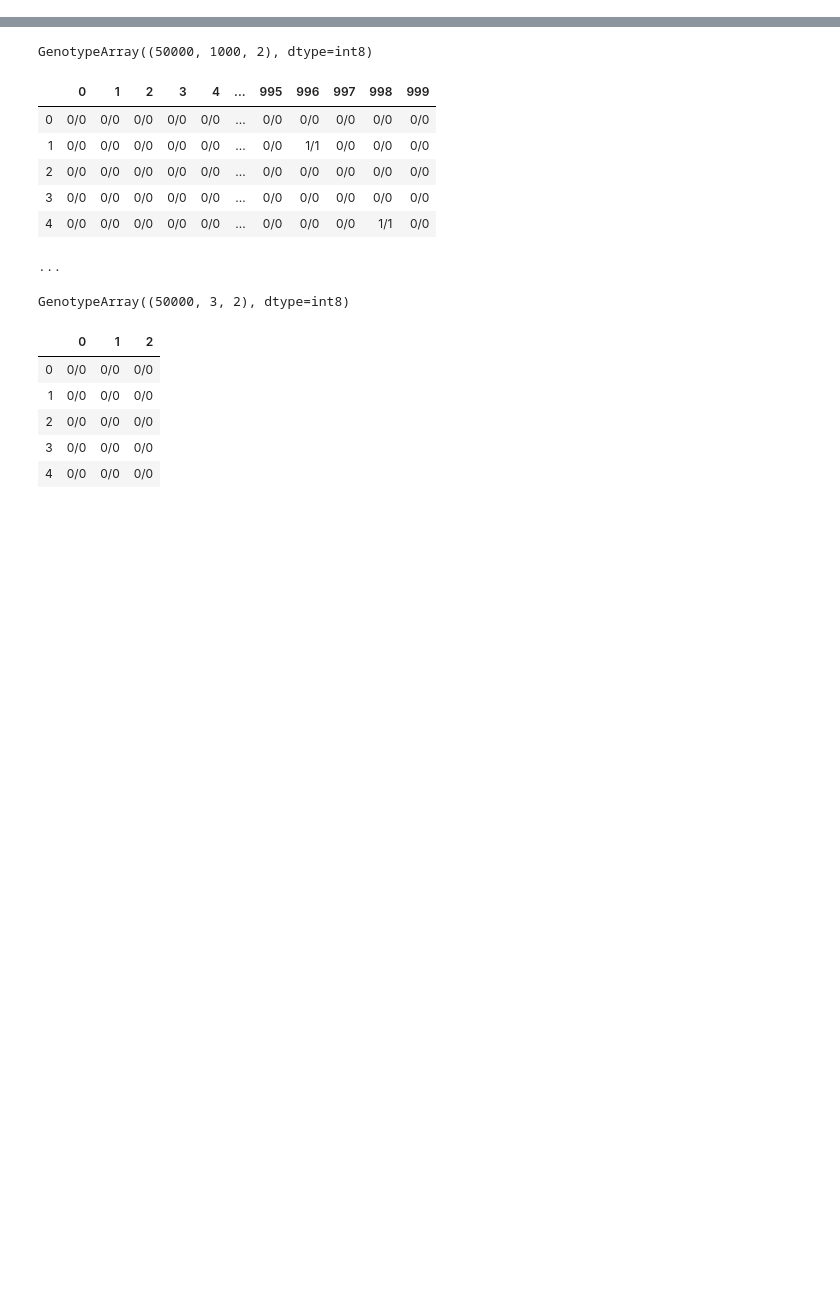
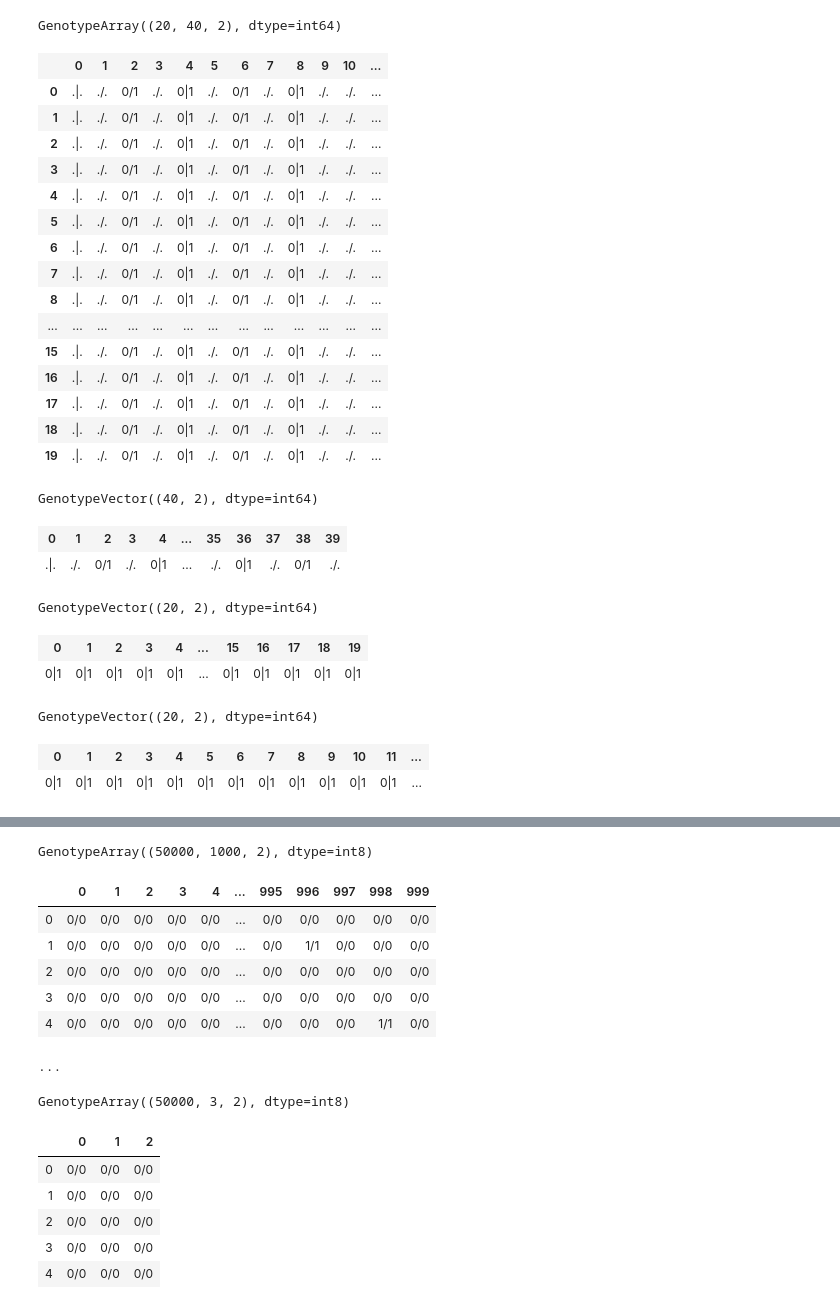
Before and after one commit to cggh/scikit-allel, a Jupyter notebook: notebooks/repr_html.ipynb, the cells around one changed output, grey strips where cells are left out. Cells and saved outputs as stored; diff of their text form; code cells hidden in the pictures; blank space fills up the shorter version.

Commit message:
WIP refactor model

```diff
--- a/notebooks/repr_html.ipynb
+++ b/notebooks/repr_html.ipynb
@@ -13,0 +49,4 @@ allel.__version__
+# %%
+g = allel.model.ndarray.GenotypeArray([[[0, 1], [-1, -1]]*20]*20)
+g.is_phased = np.array([[True, False, False, False]*10]*20, dtype=bool)
+g.mask = np.array([[1, 0, 0, 0, 0]*8]*20, dtype=bool)
@@ -13,0 +86,38 @@ allel.__version__
+# %%
+g.display(row_threshold=40, col_threshold=40)
+# %% [output]
+GenotypeArray((20, 40, 2), dtype=int64)
+|  | 0 | 1 | 2 | 3 | 4 | 5 | 6 | 7 | 8 | 9 | 10 | ... |
+| 0 | .|. | ./. | 0/1 | ./. | 0|1 | ./. | 0/1 | ./. | 0|1 | ./. | ./. | ... |
+| 1 | .|. | ./. | 0/1 | ./. | 0|1 | ./. | 0/1 | ./. | 0|1 | ./. | ./. | ... |
+| 2 | .|. | ./. | 0/1 | ./. | 0|1 | ./. | 0/1 | ./. | 0|1 | ./. | ./. | ... |
+| 3 | .|. | ./. | 0/1 | ./. | 0|1 | ./. | 0/1 | ./. | 0|1 | ./. | ./. | ... |
+| 4 | .|. | ./. | 0/1 | ./. | 0|1 | ./. | 0/1 | ./. | 0|1 | ./. | ./. | ... |
+| 5 | .|. | ./. | 0/1 | ./. | 0|1 | ./. | 0/1 | ./. | 0|1 | ./. | ./. | ... |
+| 6 | .|. | ./. | 0/1 | ./. | 0|1 | ./. | 0/1 | ./. | 0|1 | ./. | ./. | ... |
+| 7 | .|. | ./. | 0/1 | ./. | 0|1 | ./. | 0/1 | ./. | 0|1 | ./. | ./. | ... |
+| 8 | .|. | ./. | 0/1 | ./. | 0|1 | ./. | 0/1 | ./. | 0|1 | ./. | ./. | ... |
+| ... | ... | ... | ... | ... | ... | ... | ... | ... | ... | ... | ... | ... |
+| 15 | .|. | ./. | 0/1 | ./. | 0|1 | ./. | 0/1 | ./. | 0|1 | ./. | ./. | ... |
+| 16 | .|. | ./. | 0/1 | ./. | 0|1 | ./. | 0/1 | ./. | 0|1 | ./. | ./. | ... |
+| 17 | .|. | ./. | 0/1 | ./. | 0|1 | ./. | 0/1 | ./. | 0|1 | ./. | ./. | ... |
+| 18 | .|. | ./. | 0/1 | ./. | 0|1 | ./. | 0/1 | ./. | 0|1 | ./. | ./. | ... |
+| 19 | .|. | ./. | 0/1 | ./. | 0|1 | ./. | 0/1 | ./. | 0|1 | ./. | ./. | ... |
+# %%
+g[0]
+# %% [output]
+GenotypeVector((40, 2), dtype=int64)
+| 0 | 1 | 2 | 3 | 4 | ... | 35 | 36 | 37 | 38 | 39 |
+| .|. | ./. | 0/1 | ./. | 0|1 | ... | ./. | 0|1 | ./. | 0/1 | ./. |
+# %%
+g[:, 4]
+# %% [output]
+GenotypeVector((20, 2), dtype=int64)
+| 0 | 1 | 2 | 3 | 4 | ... | 15 | 16 | 17 | 18 | 19 |
+| 0|1 | 0|1 | 0|1 | 0|1 | 0|1 | ... | 0|1 | 0|1 | 0|1 | 0|1 | 0|1 |
+# %%
+g[:, 4].displayall()
+# %% [output]
+GenotypeVector((20, 2), dtype=int64)
+| 0 | 1 | 2 | 3 | 4 | 5 | 6 | 7 | 8 | 9 | 10 | 11 | ... |
+| 0|1 | 0|1 | 0|1 | 0|1 | 0|1 | 0|1 | 0|1 | 0|1 | 0|1 | 0|1 | 0|1 | 0|1 | ... |
```
Also changed, not shown: parts of 29 cells of this notebook, 22 other files.
